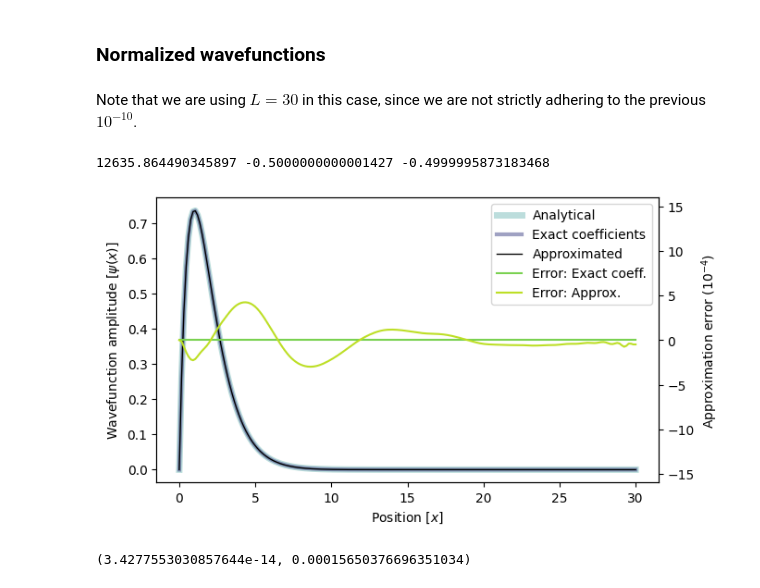
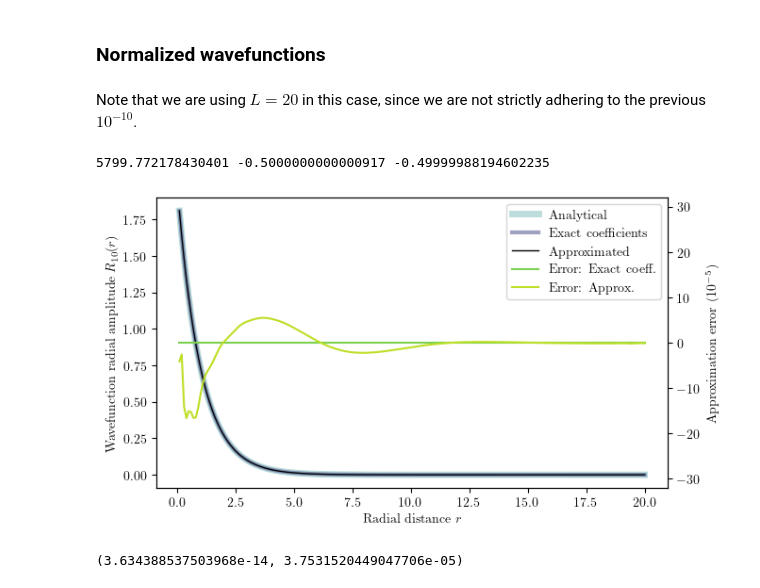
Before and after one commit to BelugaHaechi/garcia-theoretical-chemistry, a Jupyter notebook: Hatom-fix.ipynb, the cells around one changed output. Cells and saved outputs as stored; diff of their text form; code cells hidden in the pictures.

Commit message:
Change plots to LaTeX style

```diff
--- a/Hatom-fix.ipynb
+++ b/Hatom-fix.ipynb
@@ -513,11 +513,11 @@ plt.savefig('fig/hatom-fix.png', bbox_inches='tight', dpi=300)
 # %% [markdown]
 ### Normalized wavefunctions
 # %% [markdown]
-Note that we are using $L = 30$ in this case, since we are not strictly adhering to the previous $10^{-10}$.
+Note that we are using $L = 20$ in this case, since we are not strictly adhering to the previous $10^{-10}$.
 # %%
 # integrated function that does all the calculations together
 def solve_norm(n, Z=1, epsilon=1e-13):
-    L = 30
+    L = 20
     qn_l = 0
 
     roots, weights = roots_legendre(n)
@@ -589,42 +589,47 @@ def solve_norm(n, Z=1, epsilon=1e-13):
 s_int, e_exact, e_approx, c_exact, c_approx = solve_norm(50)
 print(s_int, e_exact, e_approx)
 # %% [output]
-12635.864490345897 -0.5000000000001427 -0.4999995873183468
+5799.772178430401 -0.5000000000000917 -0.49999988194602235
+# %%
+plt.rcParams.update({
+    "text.usetex": True,
+    "font.family": "serif"
+})
 # %%
-L = 30
+L = 20
 Z = 1
-X = np.linspace(0,L,200)
+X = np.linspace(0.1,L,200) # avoid division by zero
 c_norm = c_approx / (s_int**0.5)
-y = np.array([np.dot(basis_eval(n-1, i), c_norm) for i in X])
-y2 = np.array([np.dot(basis_eval(n-1, i), c_exact) for i in X])
+y = np.array([np.dot(basis_eval(n-1, i), c_norm) / i for i in X])
+y2 = np.array([np.dot(basis_eval(n-1, i), c_exact) / i for i in X])
 
-phi = lambda r: 2*Z**(3/2) * r * (math.e)**(-Z * r)
-y3 = phi(X)
+psi = lambda r: 2*Z**(3/2) * (math.e)**(-Z * r)
+y3 = psi(X)
 
 fig, ax1 = plt.subplots(figsize=(7, 4))
 
 ax2 = ax1.twinx()
 
-ax2.set_ylim(-16, 16)
+ax2.set_ylim(-32, 32)
 
-ax1.set_xlabel(r'Position [$x$]')
-ax1.set_ylabel(r'Wavefunction amplitude [$\psi(x)$]')
-ax2.set_ylabel(r'Approximation error ($10^{-4}$)')
+ax1.set_xlabel(r'Radial distance $r$')
+ax1.set_ylabel(r'Wavefunction radial amplitude $R_{10}(r)$')
+ax2.set_ylabel(r'Approximation error ($10^{-5}$)')
 
 colors = plt.cm.viridis([.5, .2, .8, .9])
 
 p1 = ax1.plot(X, y3, color=colors[0], ls='-', alpha=0.3, lw=5, label='Analytical')
 p2 = ax1.plot(X, y2, color=colors[1], ls='-', alpha=0.5, lw=3, label='Exact coefficients')
 p3 = ax1.plot(X, y, color='k', ls='-', lw=1, label='Approximated')
 
-p4 = ax2.plot(X, (y2 - y3) * 10000, color=colors[2], ls='-', label='Error: Exact coeff.')
-p5 = ax2.plot(X, (y - y3) * 10000, color=colors[3], ls='-', label='Error: Approx.')
+p4 = ax2.plot(X, (y2 - y3) * 100000, color=colors[2], ls='-', label='Error: Exact coeff.')
+p5 = ax2.plot(X, (y - y3) * 100000, color=colors[3], ls='-', label='Error: Approx.')
 
 ax1.legend(handles=p1+p2+p3+p4+p5, loc='best')
 
-plt.savefig('fig/hatom-norm.png', bbox_inches='tight', dpi=300)
+plt.savefig('fig/hatom-norm.svg', bbox_inches='tight')#, dpi=300)
 # %% [output]
-[figure, old version]
+[figure, new version]
 # %%
 # Calculating RMSE
 size = len(X)
@@ -632,4 +637,4 @@ rmse_exact = np.linalg.norm(y2 - y3) / np.sqrt(size)
 rmse_approx = np.linalg.norm(y - y3) / np.sqrt(size)
 rmse_exact, rmse_approx
 # %% [output]
-(3.4277553030857644e-14, 0.00015650376696351034)
+(3.634388537503968e-14, 3.7531520449047706e-05)
```
Also changed, not shown: 4 other files.
